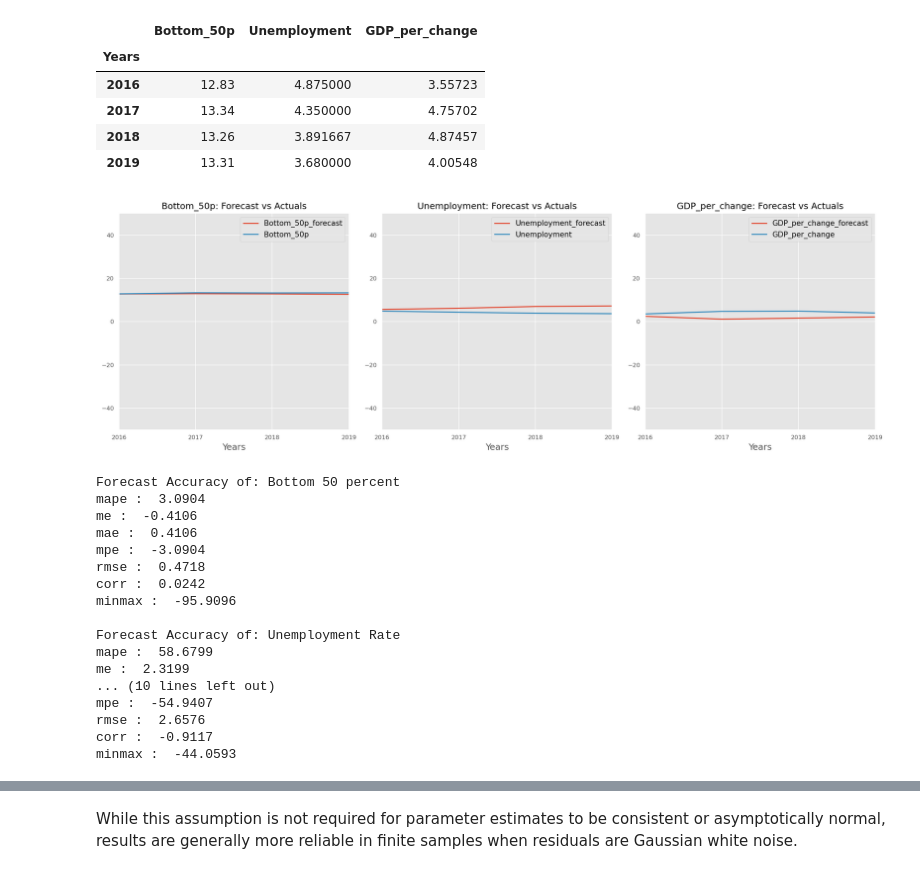
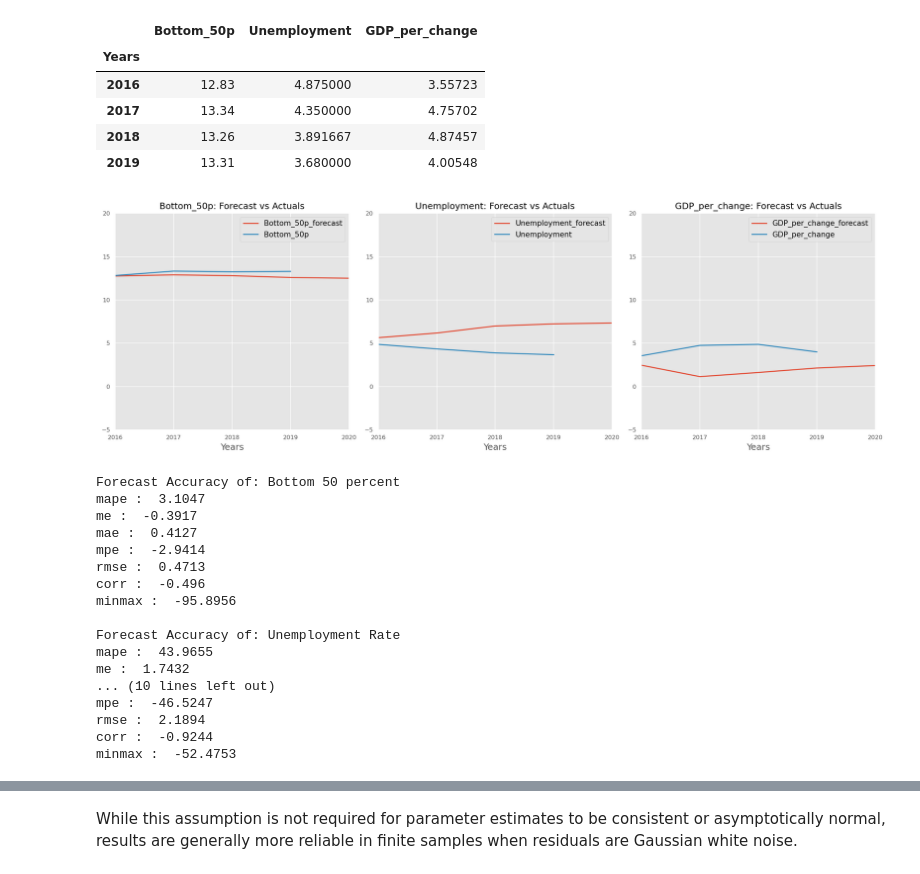
Before and after one commit to selimakbey/VAR-model, a Jupyter notebook: VAR_US_with_lag5.ipynb, the cells around one changed output, grey strips where cells are left out. Cells and saved outputs as stored; diff of their text form; code cells hidden in the pictures.

```diff
--- a/VAR_US_with_lag5.ipynb
+++ b/VAR_US_with_lag5.ipynb
@@ -250,9 +250,12 @@ array([[-0.33      , -0.675     , -0.54379   ],
        [ 0.09      , -0.71666667,  0.8671    ],
        [-0.23      , -1.2       ,  0.06108   ],
        [ 0.07      , -0.88333333, -1.5255    ]])
+# %%
+times = pd.date_range(start = "2016-01-01", end = "2021-01-01", freq="A")
 # %%
-fc = model_fitted.forecast(y=forecast_input, steps=nobs)
-df_forecast = pd.DataFrame(fc, index=df.index[-nobs:], columns=df.columns + '_1d')
-df_forecast
+fc = model_fitted.forecast(y=forecast_input, steps=5)
+df_forecast = pd.DataFrame(fc, index=times, columns=df.columns + '_1d')
+df_forecast.index = df_forecast.index.year
+df_forecast.head()
 # %% [output]
 |  | Bottom_50p_1d | Unemployment_1d | GDP_per_change_1d |
@@ -299,18 +302,19 @@ df.tail(4)
 # %%
 fig, axes = plt.subplots(nrows=1, ncols=3, dpi=150, figsize=(15,5))
 for i, (col,ax) in enumerate(zip(df.columns, axes.flatten())):
     df_results[col+'_forecast'].plot(legend=True, ax=ax).autoscale(axis='x',tight=True)
-    df_test[col][-nobs:].plot(legend=True, ax=ax);
+    df_test[col][-7:].plot(legend=True, ax=ax);
     ax.set_title(col + ": Forecast vs Actuals", fontsize=12)
     ax.xaxis.set_ticks_position('none')
     ax.xaxis.set_major_locator(MaxNLocator(integer=True))
     ax.yaxis.set_ticks_position('none')
     ax.spines["top"].set_alpha(0)
     ax.tick_params(labelsize=8)
-    ax.set_ylim((-50,50))
+    ax.set_ylim((-5,20))
+
 plt.tight_layout();
 # %% [output]
-[figure, old version]
+[figure, new version]
 # %%
 from statsmodels.tsa.stattools import acf
 
@@ -345,22 +349,22 @@ for k, v in accuracy_prod.items():
     print(k, ': ', round(v,4))
 # %% [output]
 Forecast Accuracy of: Bottom 50 percent
-mape :  3.0904
-me :  -0.4106
-mae :  0.4106
-mpe :  -3.0904
-rmse :  0.4718
-corr :  0.0242
-minmax :  -95.9096
+mape :  3.1047
+me :  -0.3917
+mae :  0.4127
+mpe :  -2.9414
+rmse :  0.4713
+corr :  -0.496
+minmax :  -95.8956
 
 Forecast Accuracy of: Unemployment Rate
-mape :  58.6799
-me :  2.3199
+mape :  43.9655
+me :  1.7432
 ... (10 lines left out)
-mpe :  -54.9407
-rmse :  2.6576
-corr :  -0.9117
-minmax :  -44.0593
+mpe :  -46.5247
+rmse :  2.1894
+corr :  -0.9244
+minmax :  -52.4753
 # %%
 model_fitted.plot_acorr();
 # %% [output]
```
Also changed, not shown: parts of 6 cells of this notebook.
